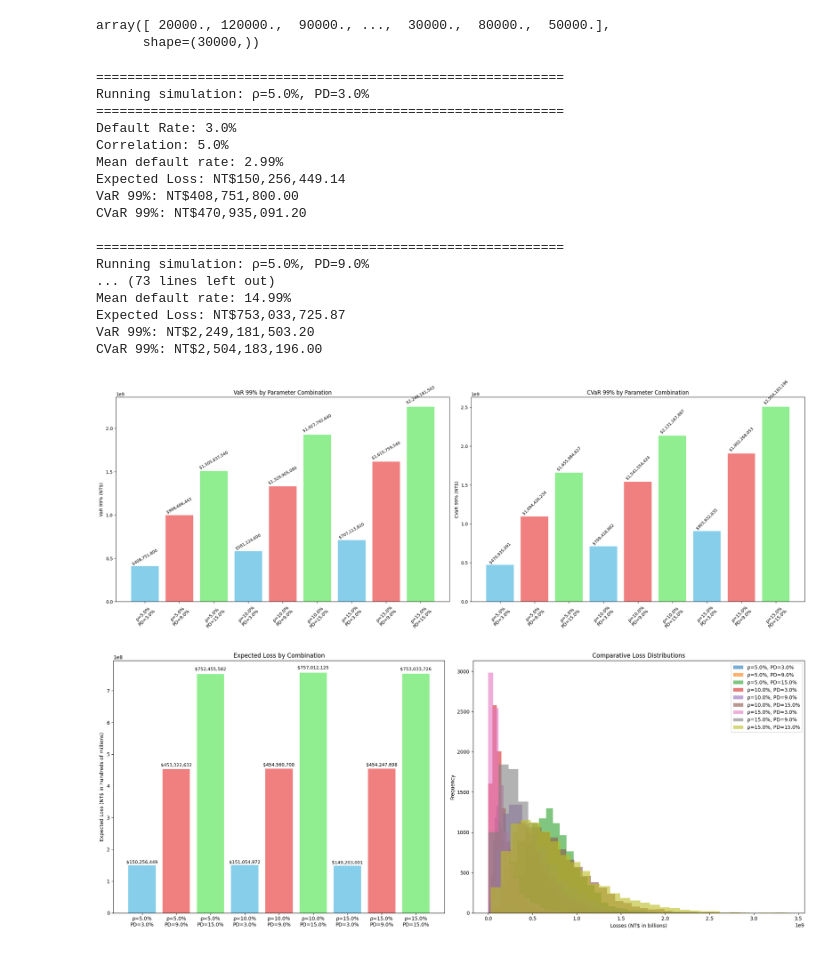
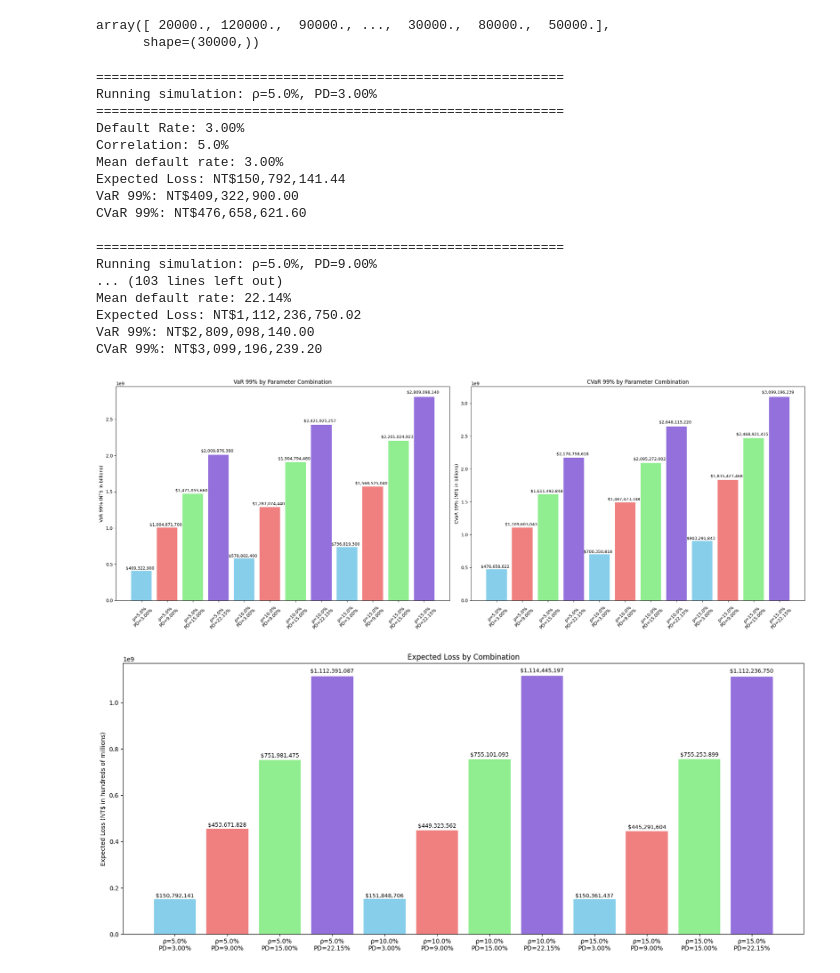
Before and after one commit to ammylin/MATH_789_final_project, a Jupyter notebook: final_sims.ipynb, the cells around one changed output. Cells and saved outputs as stored; diff of their text form; code cells hidden in the pictures.

Commit message:
add new 22.15 PD value to plots

```diff
--- a/final_sims.ipynb
+++ b/final_sims.ipynb
@@ -64,7 +64,7 @@ array([ 20000., 120000.,  90000., ...,  30000.,  80000.,  50000.],
       shape=(30000,))
 # %%
 correlations = [0.05, 0.10, 0.15]
-default_rates = [0.03, 0.09, 0.15]
+default_rates = [0.03, 0.09, 0.15, 0.2215]
 n_simulations = 10000
 N = len(credit_lines)
 
@@ -74,7 +74,7 @@ for correlation_factor in correlations:
     for payment_default in default_rates:
         print(f"\n{'='*60}")
         print(
-            f"Running simulation: ρ={correlation_factor:.1%}, PD={payment_default:.1%}"
+            f"Running simulation: ρ={correlation_factor:.1%}, PD={payment_default:.2%}"
         )
         print(f"{'='*60}")
 
@@ -127,7 +127,7 @@ for correlation_factor in correlations:
         }
         results.append(result)
 
-        print(f"Default Rate: {payment_default:.1%}")
+        print(f"Default Rate: {payment_default:.2%}")
         print(f"Correlation: {correlation_factor:.1%}")
         print(f"Mean default rate: {mean_default_rate:.2%}")
         print(f"Expected Loss: NT${expected_loss:,.2f}")
@@ -135,46 +135,46 @@ for correlation_factor in correlations:
         print(f"CVaR 99%: NT${cvar_results[confidence_level]:,.2f}")
 # %% [output]
 ============================================================
-Running simulation: ρ=5.0%, PD=3.0%
+Running simulation: ρ=5.0%, PD=3.00%
 ============================================================
-Default Rate: 3.0%
+Default Rate: 3.00%
 Correlation: 5.0%
-Mean default rate: 2.99%
-Expected Loss: NT$150,256,449.14
-VaR 99%: NT$408,751,800.00
-CVaR 99%: NT$470,935,091.20
+Mean default rate: 3.00%
+Expected Loss: NT$150,792,141.44
+VaR 99%: NT$409,322,900.00
+CVaR 99%: NT$476,658,621.60
 
 ============================================================
-Running simulation: ρ=5.0%, PD=9.0%
-... (73 lines left out)
-Mean default rate: 14.99%
-Expected Loss: NT$753,033,725.87
-VaR 99%: NT$2,249,181,503.20
-CVaR 99%: NT$2,504,183,196.00
+Running simulation: ρ=5.0%, PD=9.00%
+... (103 lines left out)
+Mean default rate: 22.14%
+Expected Loss: NT$1,112,236,750.02
+VaR 99%: NT$2,809,098,140.00
+CVaR 99%: NT$3,099,196,239.20
 # %%
 # VaR and CVaR by combination
 plt.figure(figsize=(22, 8))
 
 # Subplot 1: VaR by parameter combination
 plt.subplot(1, 2, 1)
-combinations = [f"ρ={r['correlation']:.1%}\nPD={r['pd']:.1%}" for r in results]
+combinations = [f"ρ={r['correlation']:.1%}\nPD={r['pd']:.2%}" for r in results]
 var_values = [r[f"var_{confidence_level}"] for r in results]
 
 bars = plt.bar(
-    combinations, var_values, color=["skyblue", "lightcoral", "lightgreen"]
+    combinations, var_values, color=["skyblue", "lightcoral", "lightgreen", "mediumpurple"]
 )
-plt.ylabel(f"VaR {confidence_level}% (NT$)")
+plt.ylabel(f"VaR {confidence_level}% (NT$ in billions)")
 plt.title(f"VaR {confidence_level}% by Parameter Combination")
 plt.xticks(rotation=45)
 for bar, value in zip(bars, var_values):
     plt.text(
-        bar.get_x() + bar.get_width() / 2,
+        bar.get_x() + bar.get_width() / 2 - 0.05,
         bar.get_height() + bar.get_height() * 0.01,
         f"${value:,.0f}",
         ha="center",
         va="bottom",
         fontsize=9,
-        rotation=30,
+
     )
 
 # Subplot 2: CVaR by parameter combination
@@ -182,69 +182,53 @@ plt.subplot(1, 2, 2)
 cvar_values = [r[f"cvar_{confidence_level}"] for r in results]
 
 bars = plt.bar(
-    combinations, cvar_values, color=["skyblue", "lightcoral", "lightgreen"]
+    combinations, cvar_values, color=["skyblue", "lightcoral", "lightgreen", "mediumpurple"]
 )
-plt.ylabel(f"CVaR {confidence_level}% (NT$)")
+plt.ylabel(f"CVaR {confidence_level}% (NT$ in billions)")
 plt.title(f"CVaR {confidence_level}% by Parameter Combination")
 plt.xticks(rotation=45)
 for bar, value in zip(bars, cvar_values):
     plt.text(
-        bar.get_x() + bar.get_width() / 2,
+        bar.get_x() + bar.get_width() / 2 -0.05,
         bar.get_height() + bar.get_height() * 0.01,
         f"${value:,.0f}",
         ha="center",
         va="bottom",
         fontsize=9,
-        rotation=45,
     )
 
 plt.tight_layout()
 plt.show()
 # %% [output]
-[figure, old version]
+[figure, new version]
 # %%
-# 2. Expected Loss and Loss Distributions
+# Expected Loss by combination
 plt.figure(figsize=(20, 8))
 
-# Subplot 1: Expected Loss by combination
-plt.subplot(1, 2, 1)
-combinations = [f"ρ={r['correlation']:.1%}\nPD={r['pd']:.1%}" for r in results]
+combinations = [f"ρ={r['correlation']:.1%}\nPD={r['pd']:.2%}" for r in results]
 expected_loss_values = [r["expected_loss"] for r in results]
 
 bars = plt.bar(
     combinations,
     expected_loss_values,
-    color=["skyblue", "lightcoral", "lightgreen"],
+    color=["skyblue", "lightcoral", "lightgreen", "mediumpurple"],
 )
+
 plt.ylabel("Expected Loss (NT$ in hundreds of millions)")
 plt.title("Expected Loss by Combination")
 plt.xticks(rotation=0)
+
+# value labels
 for bar, value in zip(bars, expected_loss_values):
     plt.text(
         bar.get_x() + bar.get_width() / 2,
         bar.get_height() + bar.get_height() * 0.01,
         f"${value:,.0f}",
         ha="center",
         va="bottom",
         fontsize=9,
-        rotation=0,
     )
 
-# Subplot 2: Comparative Loss Distributions
-plt.subplot(1, 2, 2)
-for i, result in enumerate(results):
-    plt.hist(
-        result["total_losses"],
-        bins=30,
-        alpha=0.6,
-        label=f"ρ={result['correlation']:.1%}, PD={result['pd']:.1%}",
-    )
-plt.xlabel("Losses (NT$ in billions)")
-plt.ylabel("Frequency")
-plt.title("Comparative Loss Distributions")
-plt.legend()
-
-plt.tight_layout()
 plt.show()
 # %% [output]
-[figure, old version]
+[figure, new version]
```
Also changed, not shown: parts of 5 cells of this notebook, 3 other files.
